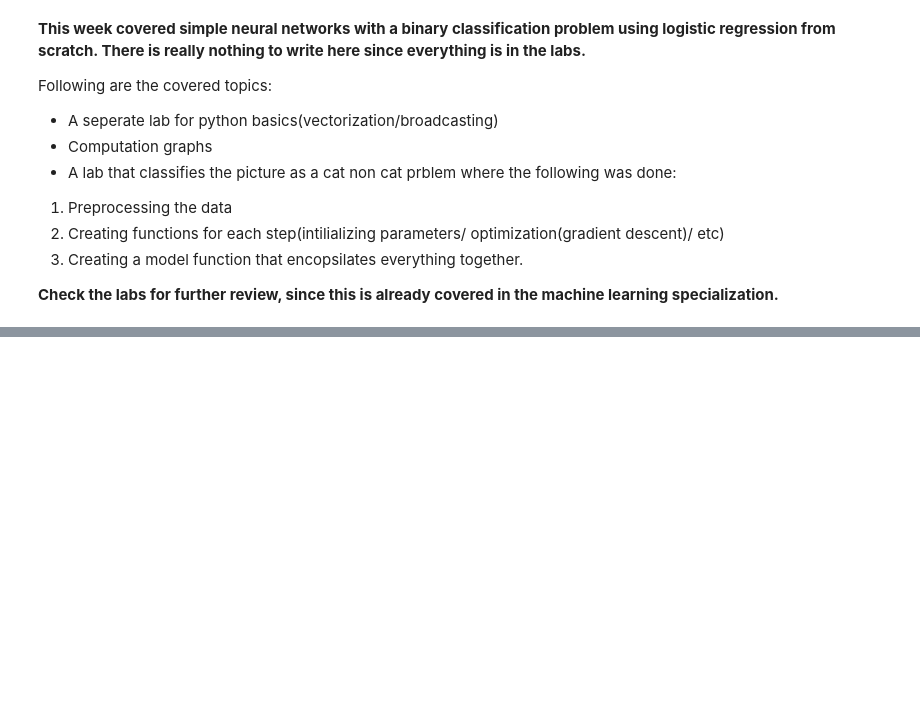
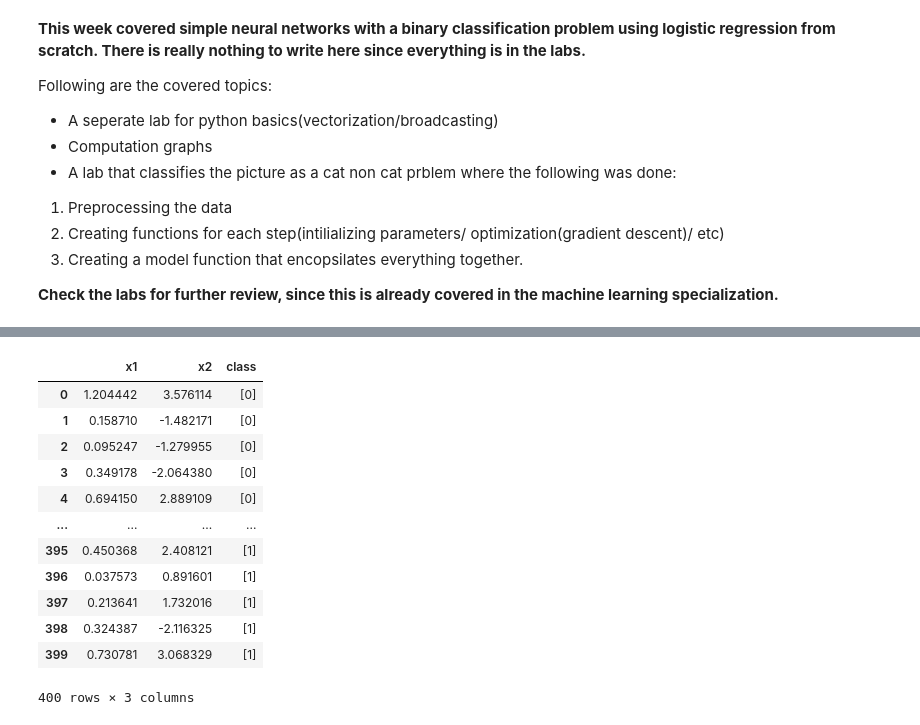
Before and after one commit to HashemRawashdeh/Study, a Jupyter notebook: Data Science/Online Cources/Deep Learning Specialization/Deep Learning Specialization.ipynb, the cells around one changed output, grey strips where cells are left out. Cells and saved outputs as stored; diff of their text form; code cells hidden in the pictures; blank space fills up the shorter version.

```diff
--- a/Data Science/Online Cources/Deep Learning Specialization/Deep Learning Specialization.ipynb
+++ b/Data Science/Online Cources/Deep Learning Specialization/Deep Learning Specialization.ipynb
@@ -42,0 +121,19 @@ Following are the covered topics:
+# %%
+y_df = pd.Series(y.tolist()).to_frame()
+df = pd.concat([x_df,y_df],axis=1)
+df.rename(columns={df.columns[-1]:'class'}, inplace=True)
+df
+# %% [output]
+|  | x1 | x2 | class |
+| 0 | 1.204442 | 3.576114 | [0] |
+| 1 | 0.158710 | -1.482171 | [0] |
+| 2 | 0.095247 | -1.279955 | [0] |
+| 3 | 0.349178 | -2.064380 | [0] |
+| 4 | 0.694150 | 2.889109 | [0] |
+| ... | ... | ... | ... |
+| 395 | 0.450368 | 2.408121 | [1] |
+| 396 | 0.037573 | 0.891601 | [1] |
+| 397 | 0.213641 | 1.732016 | [1] |
+| 398 | 0.324387 | -2.116325 | [1] |
+| 399 | 0.730781 | 3.068329 | [1] |
+400 rows × 3 columns
```
Also changed, not shown: parts of 25 cells of this notebook, 1 other file.
